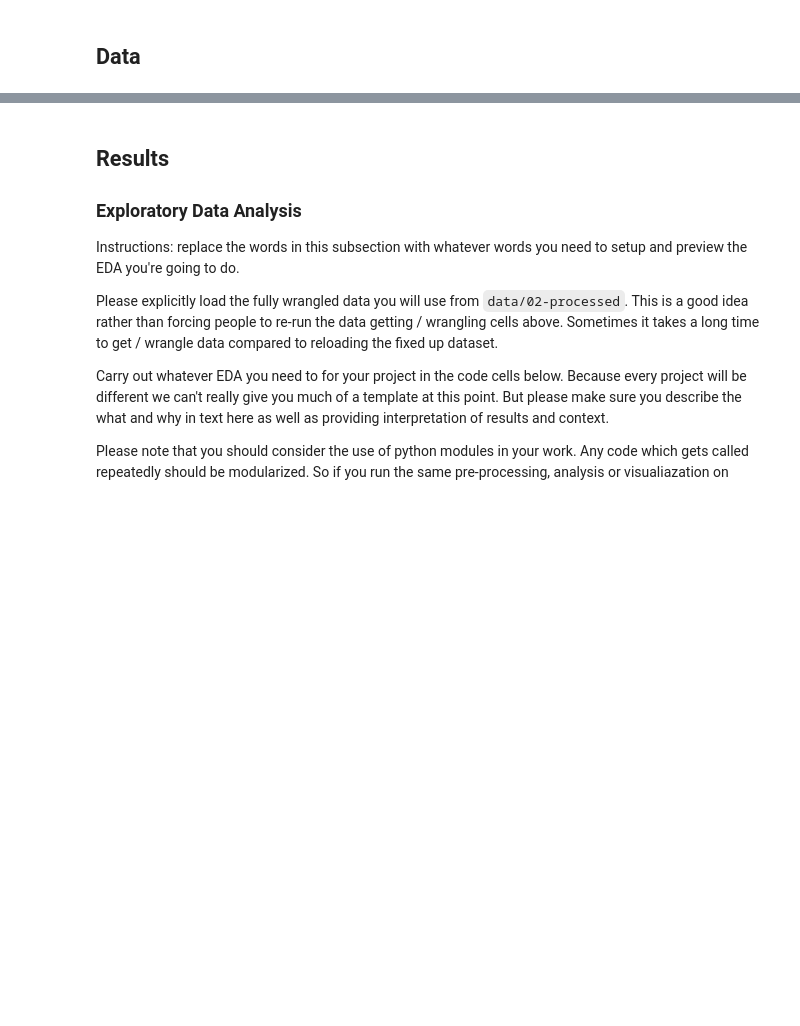
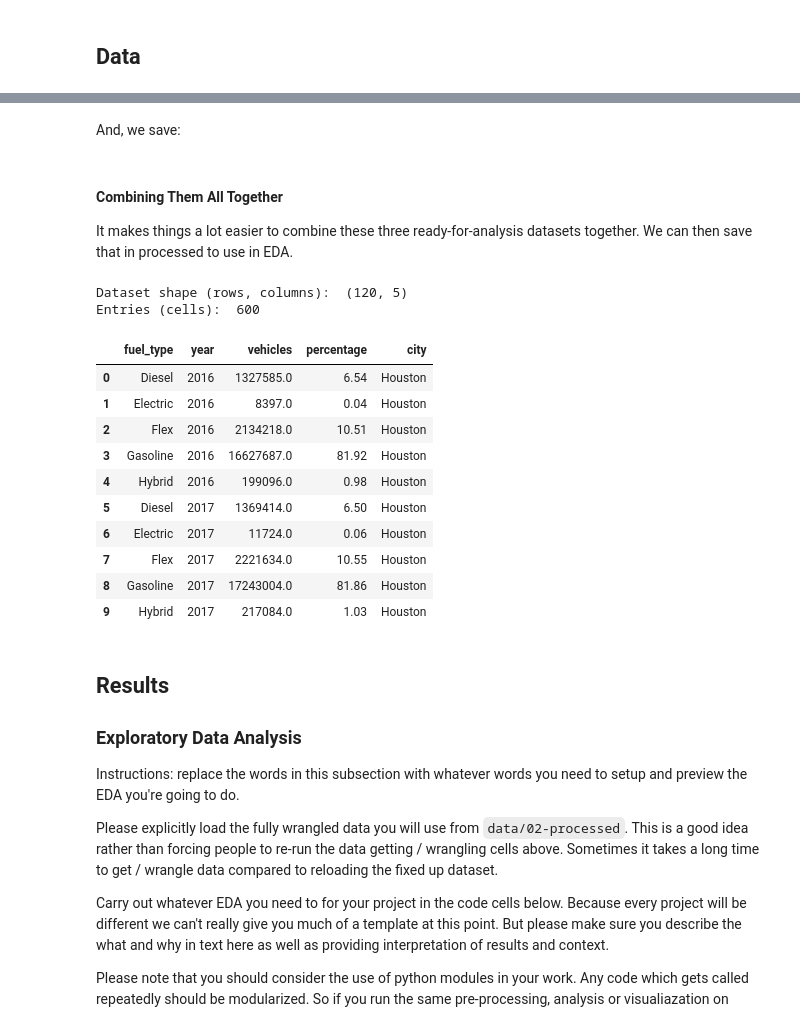
Before and after one commit to COGS108/Group026_WI26, a Jupyter notebook: 02-EDACheckpoint.ipynb, the cells around one changed output, grey strips where cells are left out. Cells and saved outputs as stored; diff of their text form; code cells hidden in the pictures; blank space fills up the shorter version.

```diff
--- a/02-EDACheckpoint.ipynb
+++ b/02-EDACheckpoint.ipynb
@@ -481,0 +572,2 @@ us_vehicle_df
+# %% [markdown]
+And, we save:
@@ -481,0 +577,28 @@ us_vehicle_df
+# %% [markdown]
+#### Combining Them All Together
+It makes things a lot easier to combine these three ready-for-analysis datasets together. We can then save that in processed to use in EDA.
+# %%
+combined_df = load_data.load_raw([
+    'houston_vehicle_registrations.csv',
+    'nyc_vehicle_registrations.csv',
+    'sf_vehicle_registrations.csv',
+], interim)
+
+# Check the properties of the dataframe
+print("Dataset shape (rows, columns): ", combined_df.shape)
+print("Entries (cells): ", combined_df.size)
+combined_df.head(10)
+# %% [output]
+Dataset shape (rows, columns):  (120, 5)
+Entries (cells):  600
+|  | fuel_type | year | vehicles | percentage | city |
+| 0 | Diesel | 2016 | 1327585.0 | 6.54 | Houston |
+| 1 | Electric | 2016 | 8397.0 | 0.04 | Houston |
+| 2 | Flex | 2016 | 2134218.0 | 10.51 | Houston |
+| 3 | Gasoline | 2016 | 16627687.0 | 81.92 | Houston |
+| 4 | Hybrid | 2016 | 199096.0 | 0.98 | Houston |
+| 5 | Diesel | 2017 | 1369414.0 | 6.50 | Houston |
+| 6 | Electric | 2017 | 11724.0 | 0.06 | Houston |
+| 7 | Flex | 2017 | 2221634.0 | 10.55 | Houston |
+| 8 | Gasoline | 2017 | 17243004.0 | 81.86 | Houston |
+| 9 | Hybrid | 2017 | 217084.0 | 1.03 | Houston |
```
Also changed, not shown: parts of 61 cells of this notebook, 1 other file.
